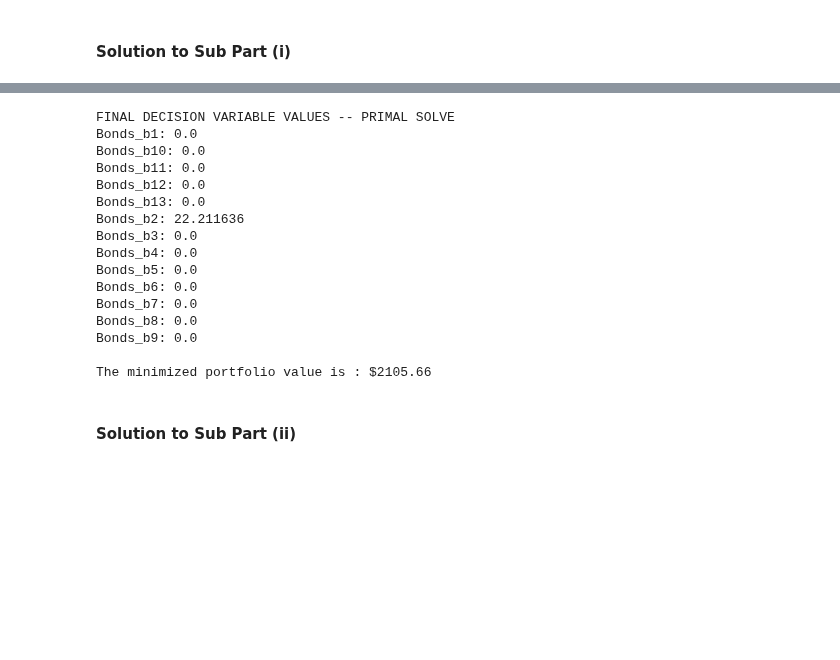
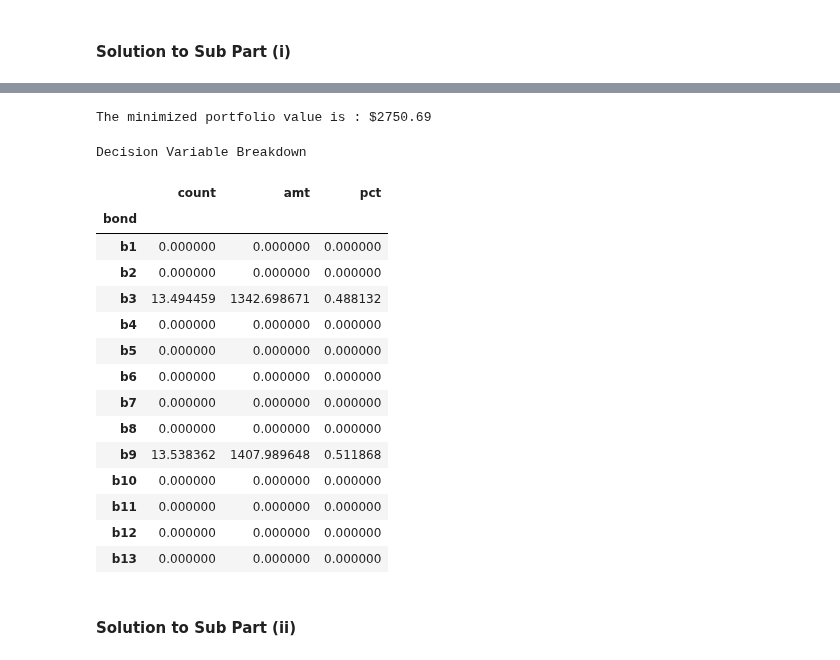
Before and after one commit to jdean53/GeneralWork, a Jupyter notebook: FinOps/HW2.ipynb, the cells around one changed output, grey strips where cells are left out. Saved outputs shown, nothing was run; the diff lists cells and outputs as text; code cells hidden in the pictures; blank space fills up the shorter version.

```diff
--- a/FinOps/HW2.ipynb
+++ b/FinOps/HW2.ipynb
@@ -217,16 +217,20 @@ df = pd.DataFrame(data=d,index=cf_yr,columns=bonds)
 df['liabilities'] = liabilities
 df.index.name = 'year'
 
-'''Interest Rate and Present Value Mechanics'''
+'''Interest Rate, PV Mechanics, Duration, and Convexity'''
 #  Year:      0      1      2      3      4      5      6
 rates = [0.0000,0.0504,0.0594,0.0636,0.0718,0.0789,0.0839]
-pv_factor = [1]
-for i in range(1,7):
+pv_factor = []
+for i in range(0,7):
     pv_factor.append(1/(1+rates[i])**i)
 
-premium = []
-for i in bonds:
-    premium.append(sum(df[i] * pv_factor))
+dur_factor = []
+for i in range(0,7):
+    dur_factor.append( i / (1+rates[i]) ** (i+1))
+
+conv_factor = []
+for i in range(0,7):
+    conv_factor.append( (i * (i+1)) / (1+rates[i]) ** (i+2))
 # %%
 df
 # %% [output]
@@ -647,34 +563,42 @@ immune_bond_count = LpVariable.dicts('Bonds',bonds,lowBound=0)
 
 immune_portfolio = LpProblem('Immunization', LpMinimize)
 immune_portfolio += lpSum([df[i][0] * immune_bond_count[i] * (-1) for i in bonds])
-immune_portfolio += lpSum([sum(df.loc[1:][i] * cf_yr[-6:] * pv_factor[-6:]) * immune_bond_count[i] for i in bonds]) == dur
-#immune_portfolio += lpSum([np.matmul(df[i].to_numpy() * np.array(cf_yr[1:]), np.asarray(pv_factor[1:])])) = dur
-#immune_portfolio += lpSum([]) = conv
+immune_portfolio += lpSum([df[i][1:] * pv_factor[1:] * immune_bond_count[i] for i in bonds]) == npv
+immune_portfolio += lpSum([df[i][1:] * dur_factor[1:] * immune_bond_count[i] for i in bonds]) == dur
+# Convexity Constrain
+# immune_portfolio += lpSum([df[i][1:] * conv_factor[1:] * immune_bond_count[i] for i in bonds]) == conv
 
 immune_portfolio.solve()
 
-print('FINAL DECISION VARIABLE VALUES -- PRIMAL SOLVE')
-for v in immune_portfolio.variables():
-    print(v.name + ': ' + str(v.varValue))
-
+bonds_fin = dict(zip([v.name[6:] for v in immune_portfolio.variables()], [v.varValue for v in immune_portfolio.variables()]))
 print(' ')
 print('The minimized portfolio value is : ${:.2f}'.format(value(immune_portfolio.objective)))
 # %% [output]
-FINAL DECISION VARIABLE VALUES -- PRIMAL SOLVE
-Bonds_b1: 0.0
-Bonds_b10: 0.0
-Bonds_b11: 0.0
-Bonds_b12: 0.0
-Bonds_b13: 0.0
-Bonds_b2: 22.211636
-Bonds_b3: 0.0
-Bonds_b4: 0.0
-Bonds_b5: 0.0
-Bonds_b6: 0.0
-Bonds_b7: 0.0
-Bonds_b8: 0.0
-Bonds_b9: 0.0
-
-The minimized portfolio value is : $2105.66
+The minimized portfolio value is : $2750.69
+# %%
+final_dec = pd.DataFrame(bonds_fin, index=['count'], columns=bonds).transpose()
+final_dec.index.name = 'bond'
+final_dec['amt'] = final_dec['count'] * df.loc[0] * (-1)
+final_dec['pct'] = final_dec['amt'] / value(immune_portfolio.objective)
+print('Decision Variable Breakdown')
+print(' ')
+final_dec
+# %% [output]
+Decision Variable Breakdown
+|  | count | amt | pct |
+| bond |  |  |  |
+| b1 | 0.000000 | 0.000000 | 0.000000 |
+| b2 | 0.000000 | 0.000000 | 0.000000 |
+| b3 | 13.494459 | 1342.698671 | 0.488132 |
+| b4 | 0.000000 | 0.000000 | 0.000000 |
+| b5 | 0.000000 | 0.000000 | 0.000000 |
+| b6 | 0.000000 | 0.000000 | 0.000000 |
+| b7 | 0.000000 | 0.000000 | 0.000000 |
+| b8 | 0.000000 | 0.000000 | 0.000000 |
+| b9 | 13.538362 | 1407.989648 | 0.511868 |
+| b10 | 0.000000 | 0.000000 | 0.000000 |
+| b11 | 0.000000 | 0.000000 | 0.000000 |
+| b12 | 0.000000 | 0.000000 | 0.000000 |
+| b13 | 0.000000 | 0.000000 | 0.000000 |
 # %% [markdown]
 #### Solution to Sub Part (ii)
```
Also changed, not shown: parts of 13 cells of this notebook, 1 other file.
